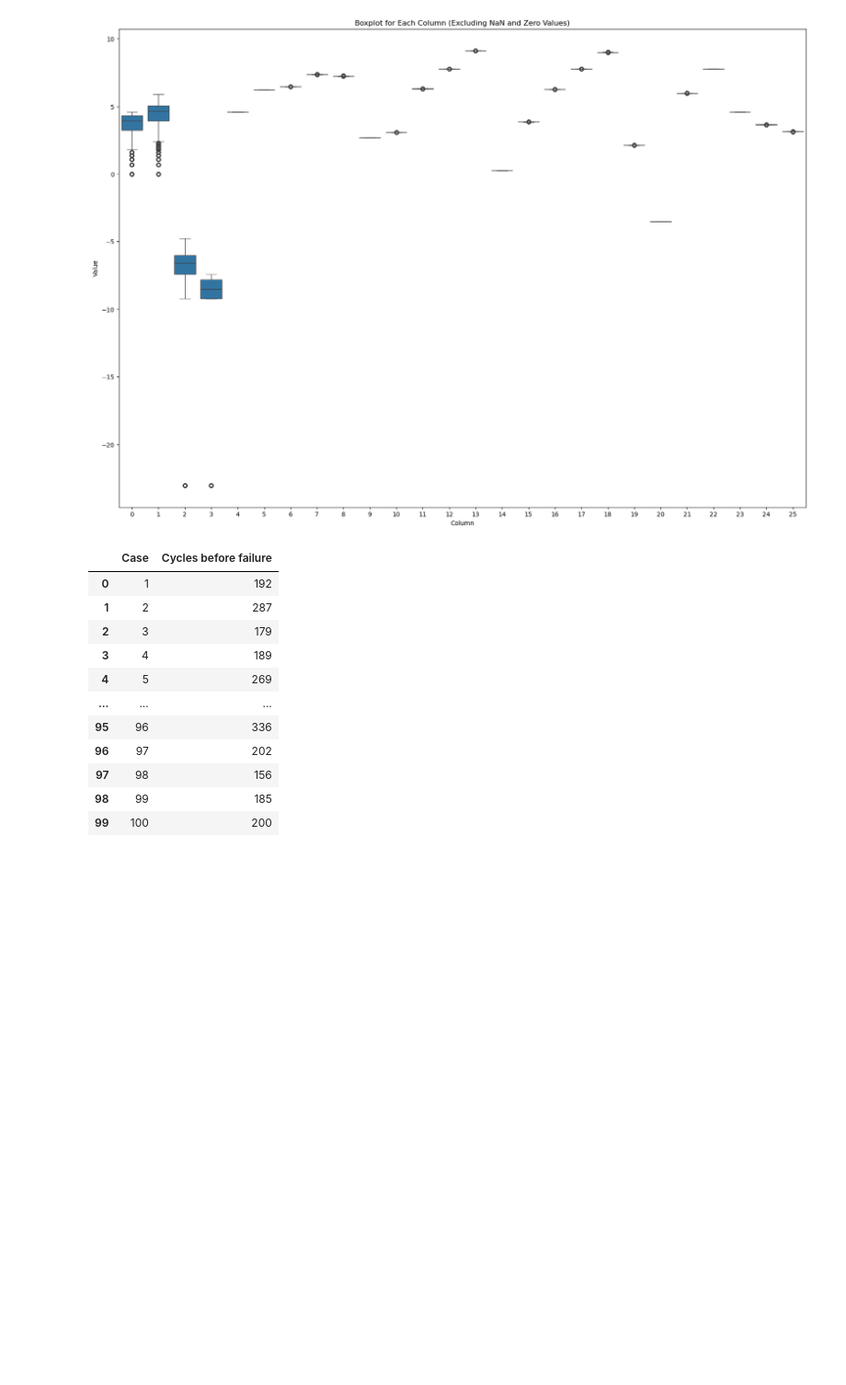
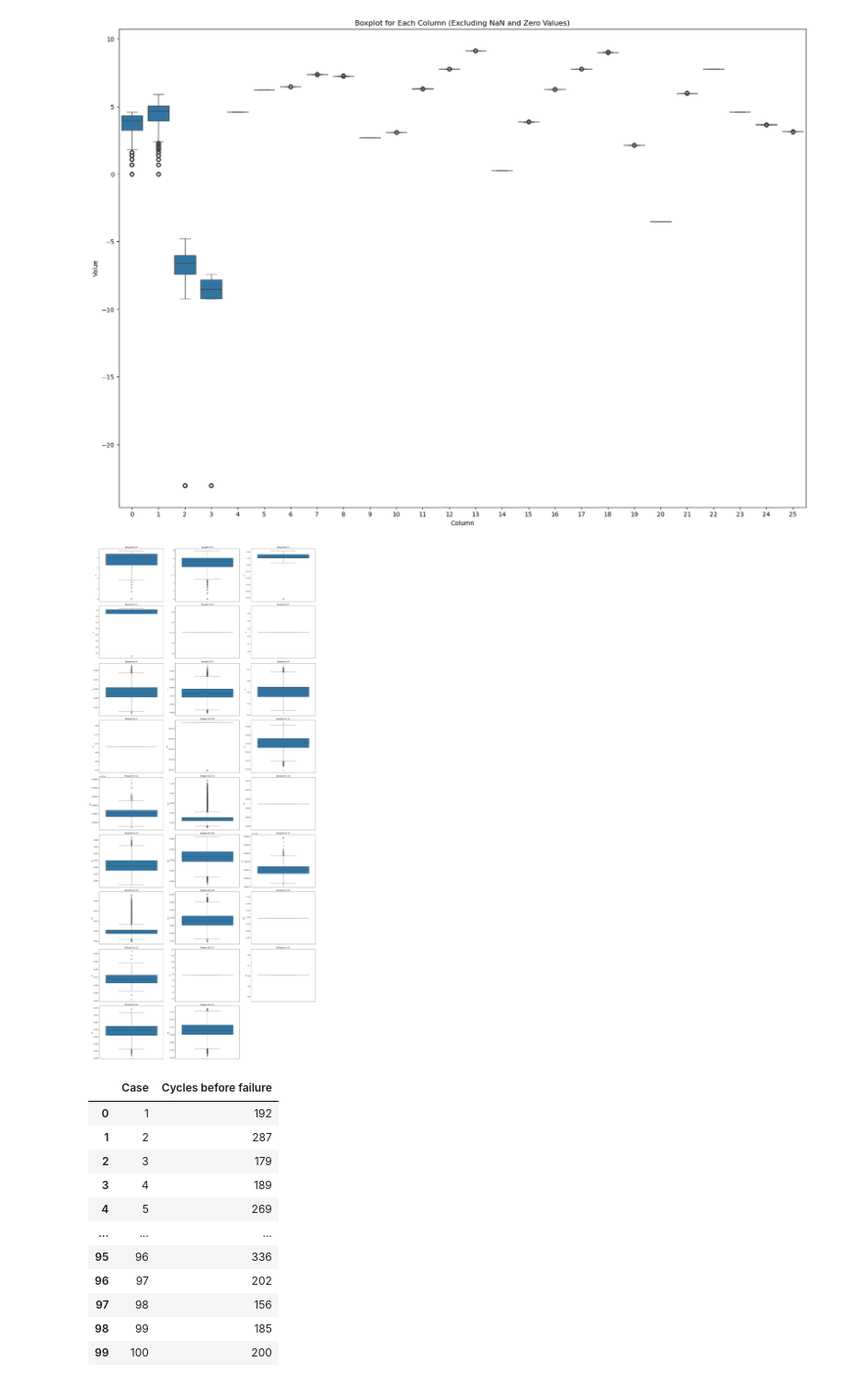
Before and after one commit to Vozikis/Aircraft-Sensors-Experiment, a Jupyter notebook: main_file.ipynb, the cells around one changed output. Shown at 92% size. Cells and saved outputs as stored; diff of their text form; code cells hidden in the pictures; blank space fills up the shorter version.

Commit message:
boxplot for each sensor for a better understanding of the data

```diff
--- a/main_file.ipynb
+++ b/main_file.ipynb
@@ -137,6 +139,30 @@ plt.title('Boxplot for Each Column (Excluding NaN and Zero Values)')
 plt.show()
 # %% [output]
 [figure]
+# %%
+epsilon = 1e-10
+df_cleaned = train_df + epsilon
+df_log = df_cleaned.map(np.log)
+
+
+num_columns = df_log.shape[1]
+num_rows = (num_columns // 3) + (num_columns % 3 > 0)
+
+fig, axes = plt.subplots(num_rows, 3, figsize=(20, num_rows * 5))
+
+for i, col in enumerate(df_log.columns):
+    row = i // 3
+    col_idx = i % 3
+    sns.boxplot(y=df_log[col], ax=axes[row, col_idx])
+    axes[row, col_idx].set_title(f'Boxplot for {col}')
+
+for j in range(i + 1, num_rows * 3):
+    fig.delaxes(axes.flatten()[j])
+
+plt.tight_layout()
+plt.show()
+# %% [output]
+[figure, added]
 # %%
 df_result = pd.DataFrame(columns=[0,1])
 
```
Also changed, not shown: parts of 2 cells of this notebook.
